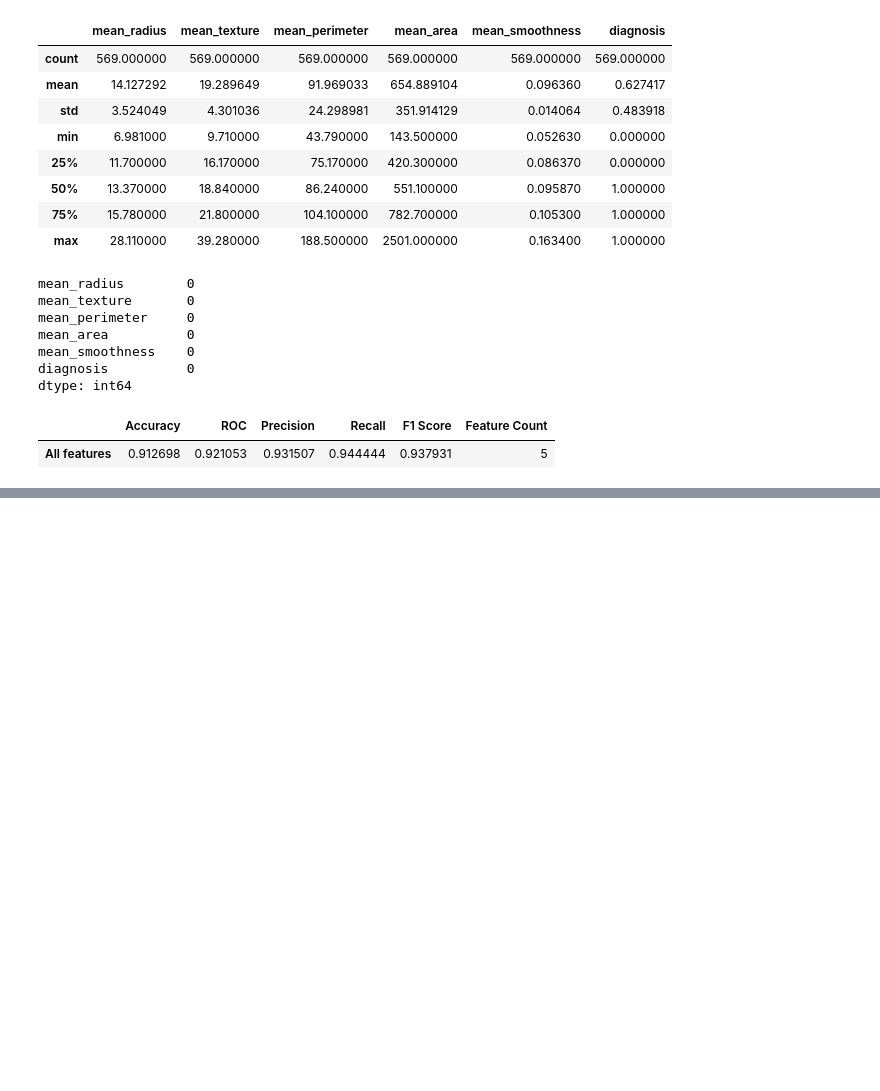
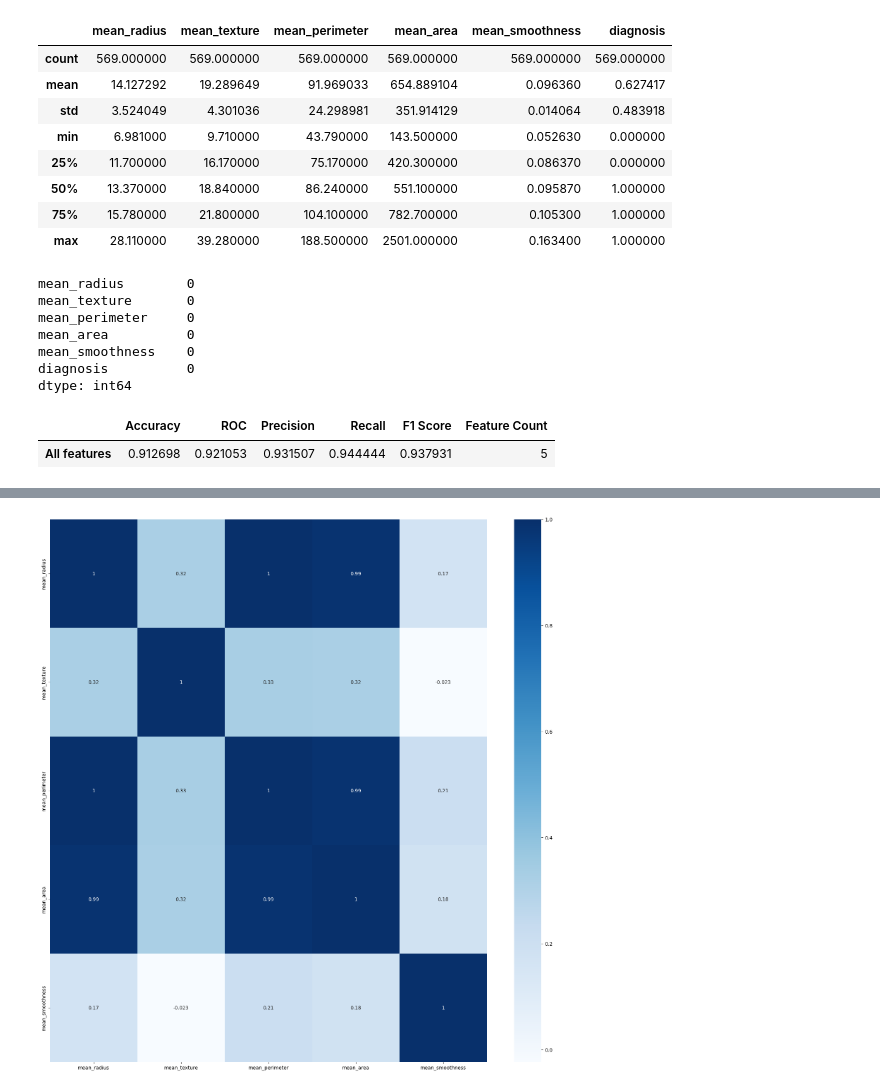
Before and after one commit to mralamdari/Machine_Learning_Projects, a Jupyter notebook: Advanced_Feature_Engineering_tf.ipynb, the cells around one changed output, grey strips where cells are left out. Saved outputs shown, nothing was run; the diff lists cells and outputs as text; code cells hidden in the pictures; blank space fills up the shorter version.

```diff
--- a/Advanced_Feature_Engineering_tf.ipynb
+++ b/Advanced_Feature_Engineering_tf.ipynb
@@ -139,0 +166,15 @@ results.head()
+# %%
+# Get the absolute value of the correlation
+cor_target = abs(cor["diagnosis"])
+
+# Select highly correlated features (thresold = 0.2)
+relevant_features = cor_target[cor_target>0.2]
+
+# Collect the names of the features
+names = [index for index, value in relevant_features.iteritems()]
+
+# Drop the target variable from the results
+names.remove('diagnosis')
+
+# Display the results
+print(names)
@@ -139,0 +200,12 @@ results.head()
+# %%
+# Set figure size
+plt.figure(figsize=(20,20))
+
+# Calculate the correlation matrix for target relevant features that you previously determined
+new_corr = df[names].corr()
+
+# Visualize the correlation matrix
+sns.heatmap(new_corr, annot=True, cmap=plt.cm.Blues)
+plt.show()
+# %% [output]
+[figure, added]
```
Also changed, not shown: parts of 21 cells of this notebook.
